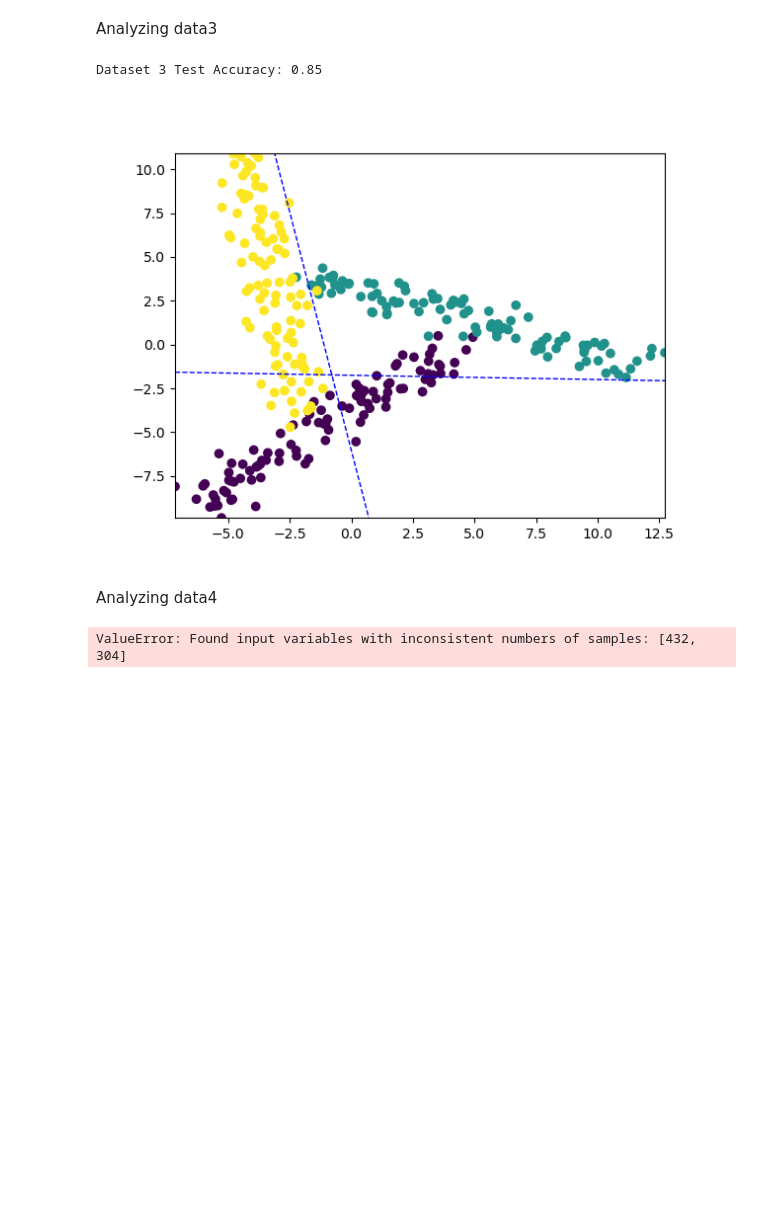
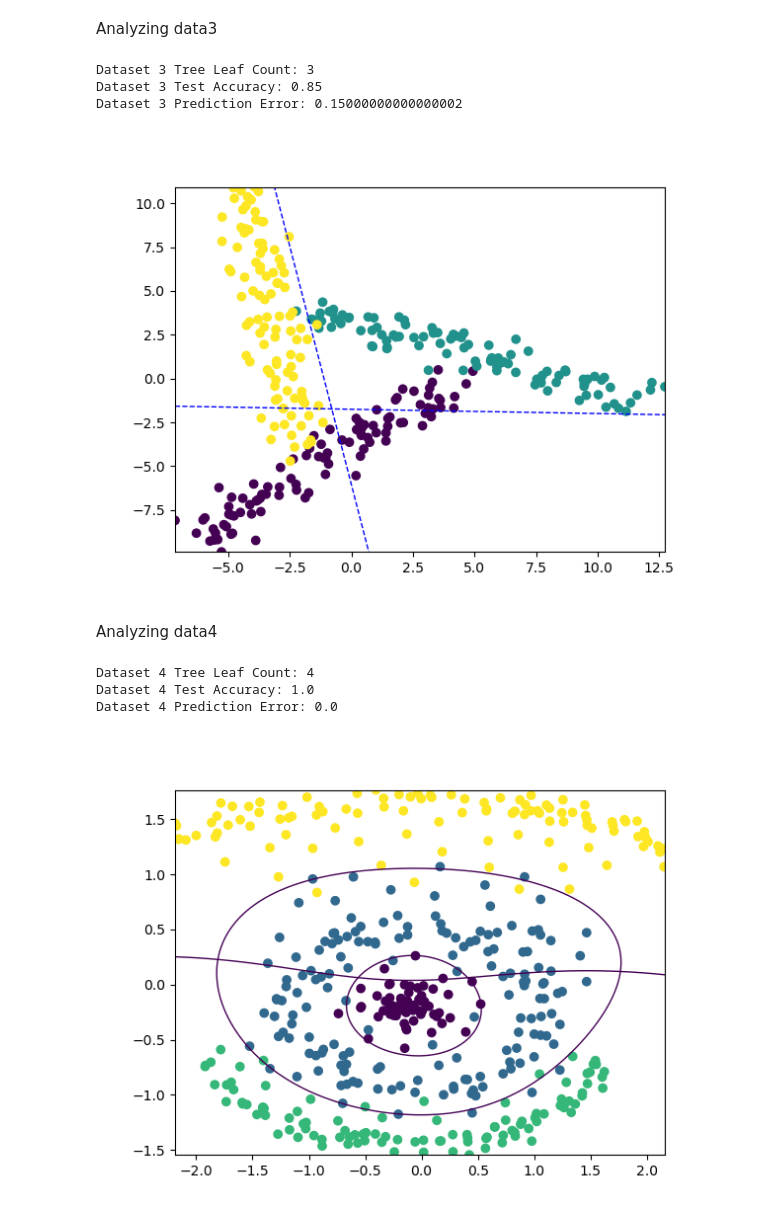
Before and after one commit to runkle-austin/380FinalProject, a Jupyter notebook: 380_project.ipynb, the cells around one changed output. Drawn from its saved outputs; the diff is of its cells as text; code cells hidden in the pictures; blank space fills up the shorter version.

Commit message:
dataset 4

```diff
--- a/380_project.ipynb
+++ b/380_project.ipynb
@@ -280,13 +306,16 @@ y_test = data1_test['Class']
 
 # builds tree
 tree = build_tree(X_train, y_train, 0, "linear")
+print(f"Dataset 1 Tree Leaf Count: {count_leaves(tree)}")
 # plots points from training data
 plot(tree, X_train.to_numpy(), y_train.to_numpy())
 
 # predicts the class of each test data point and measures accuracy
 predicted_classes = []
-for _, point in X_test.iterrows():
-    predicted_classes.append(traverse_tree(tree, point))
+for i, point in X_test.iterrows():
+    labels = X_train.columns
+    predicted_classes.append(traverse_tree(tree, point, labels))
 acc = accuracy_score(y_test.to_numpy(), predicted_classes)
-print(f"Dataset 1 Test Accuracy: {acc:.2f}")
+print(f"Dataset 1 Test Accuracy: {acc}")
+print(f"Dataset 1 Prediction Error: {1-acc}")
 # %% [output]
@@ -303,13 +334,16 @@ y_test = data2_test['Class']
 
 # builds tree
 tree2 = build_tree(X_train, y_train, 0, "linear")
+print(f"Dataset 2 Tree Leaf Count: {count_leaves(tree2)}")
 # plots points from training data
 plot(tree2, X_train.to_numpy(), y_train.to_numpy())
 
 # predicts the class of each test data point and measures accuracy
 predicted_classes = []
-for _, point in X_test.iterrows():
-    predicted_classes.append(traverse_tree(tree2, point))
+for i, point in X_test.iterrows():
+    labels = X_train.columns
+    predicted_classes.append(traverse_tree(tree2, point, labels))
 acc = accuracy_score(y_test.to_numpy(), predicted_classes)
-print(f"Dataset 2 Test Accuracy: {acc:.2f}")
+print(f"Dataset 2 Test Accuracy: {acc}")
+print(f"Dataset 2 Prediction Error: {1-acc}")
 # %% [output]
@@ -327,39 +363,51 @@ y_test = data3_test['Class']
 
 # builds tree
 tree3 = build_tree(X_train, y_train, 0, "linear")
+print(f"Dataset 3 Tree Leaf Count: {count_leaves(tree3)}")
 # plots points from training data
 plot(tree3, X_train.to_numpy(), y_train.to_numpy())
 
 # predicts the class of each test data point and measures accuracy
 predicted_classes = []
-for _, point in X_test.iterrows():
-    predicted_classes.append(traverse_tree(tree3, point))
+for i, point in X_test.iterrows():
+    labels = X_train.columns
+    predicted_classes.append(traverse_tree(tree3, point, labels))
 acc = accuracy_score(y_test.to_numpy(), predicted_classes)
-print(f"Dataset 3 Test Accuracy: {acc:.2f}")
+print(f"Dataset 3 Test Accuracy: {acc}")
+print(f"Dataset 3 Prediction Error: {1-acc}")
 # %% [output]
+Dataset 3 Tree Leaf Count: 3
 Dataset 3 Test Accuracy: 0.85
+Dataset 3 Prediction Error: 0.15000000000000002
 [figure]
 # %% [markdown]
 Analyzing data4
 # %%
 MAX_TREE_HEIGHT = math.ceil(math.log2(4)) + 1
 random_state = 1234
 X_train = data4_train[['x', 'y']]
 y_train = data4_train['Class']
 X_test = data4_test[['x','y']]
 y_test = data4_test['Class']
+labels = X_train.columns
 
 # Data set 4 is nonlinear so scale x
 scaler = StandardScaler()
-X_train_scale = scaler.fit_transform(X_train)
-X_test_scale = scaler.fit_transform(X_test)
+X_train_scaled = scaler.fit_transform(X_train)
+X_test_scaled = scaler.transform(X_test)
 
-tree4 = build_tree(X_scale, y, 0, "rbf")
-plot(tree4, X_train.to_numpy(), y_train.to_numpy())
+tree4 = build_tree(X_train_scaled, y_train, 0, "rbf")
+print(f"Dataset 4 Tree Leaf Count: {count_leaves(tree4)}")
+
+plot(tree4, X_train_scaled, y_train.to_numpy())
 predicted_classes = []
-for _, point in X_test.iterrows():
-    predicted_classes.append(traverse_tree(tree4, point))
+for point in X_test_scaled:
+    predicted_classes.append(traverse_tree(tree4, point, labels))
 acc = accuracy_score(y_test.to_numpy(), predicted_classes)
-print(f"Dataset 4 Test Accuracy: {acc:.2f}")
+print(f"Dataset 4 Test Accuracy: {acc}")
+print(f"Dataset 4 Prediction Error: {1-acc}")
 # %% [output]
-ValueError: Found input variables with inconsistent numbers of samples: [432, 304]
+Dataset 4 Tree Leaf Count: 4
+Dataset 4 Test Accuracy: 1.0
+Dataset 4 Prediction Error: 0.0
+[figure, added]
```
Also changed, not shown: parts of 8 cells of this notebook, 1 other file.
